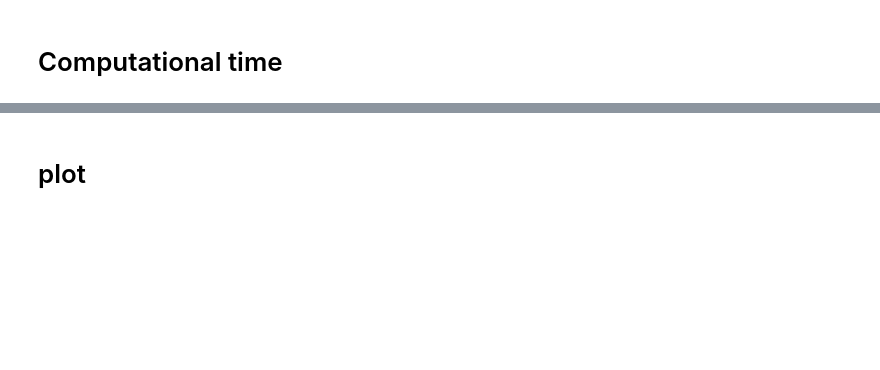
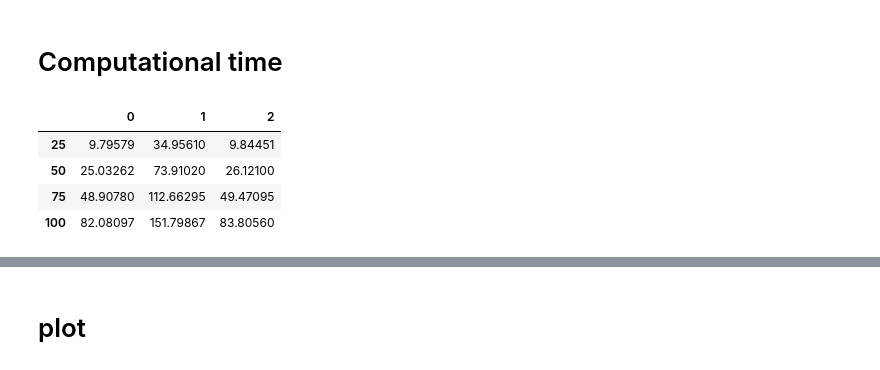
Before and after one commit to AmirHoseinHadian/IE4HSDM, a Jupyter notebook: _03_Series_vs_IE/Computational_time.ipynb, the cells around one changed output, grey strips where cells are left out. Saved outputs shown, nothing was run; the diff lists cells and outputs as text; code cells hidden in the pictures; blank space fills up the shorter version.

```diff
--- a/_03_Series_vs_IE/Computational_time.ipynb
+++ b/_03_Series_vs_IE/Computational_time.ipynb
@@ -48,0 +51,10 @@ series_comp_time_4D = cal_time_series(4, rep=50)
+# %%
+pd.concat([series_comp_time_2D.mean(),
+           series_comp_time_3D.mean(),
+           series_comp_time_4D.mean()], axis=1)*1000
+# %% [output]
+|  | 0 | 1 | 2 |
+| 25 | 9.79579 | 34.95610 | 9.84451 |
+| 50 | 25.03262 | 73.91020 | 26.12100 |
+| 75 | 48.90780 | 112.66295 | 49.47095 |
+| 100 | 82.08097 | 151.79867 | 83.80560 |
```
Also changed, not shown: parts of 6 cells of this notebook, 8 other files.
